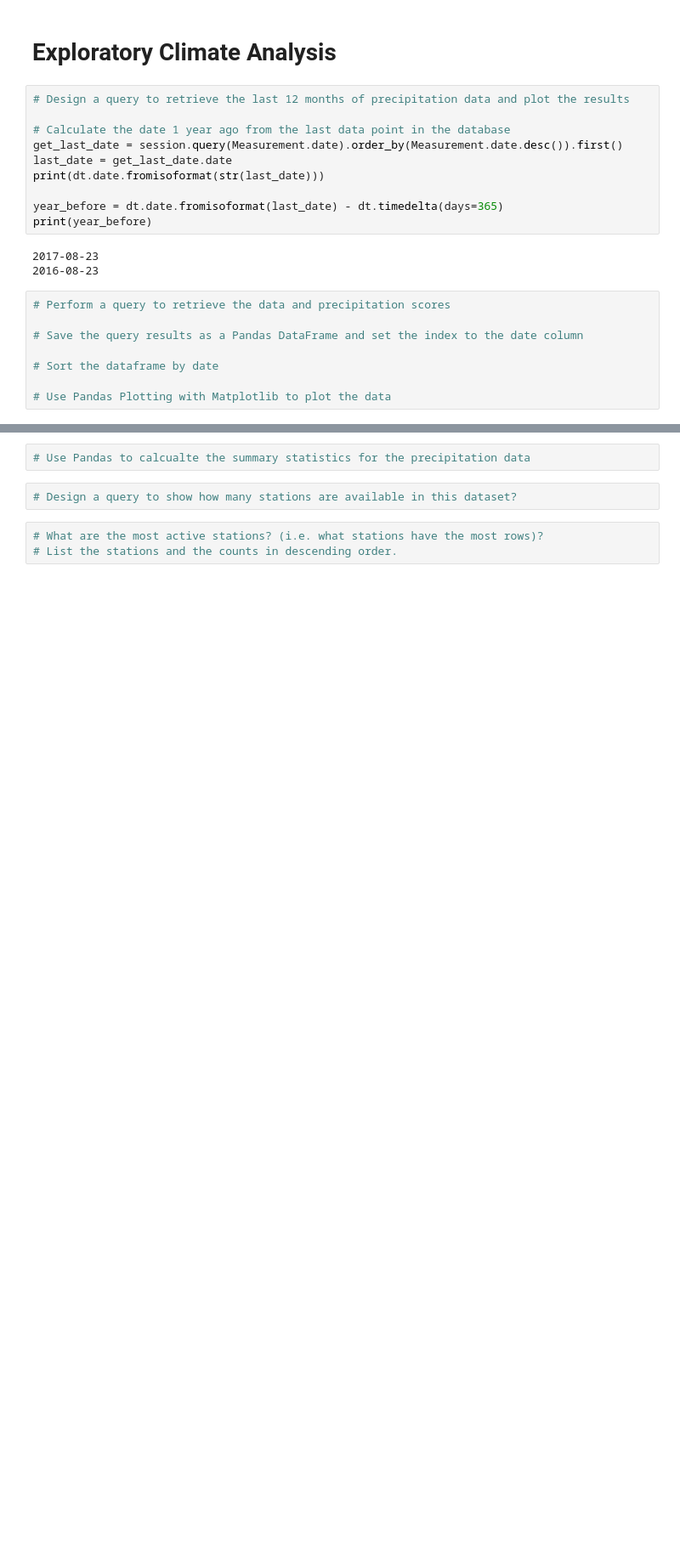
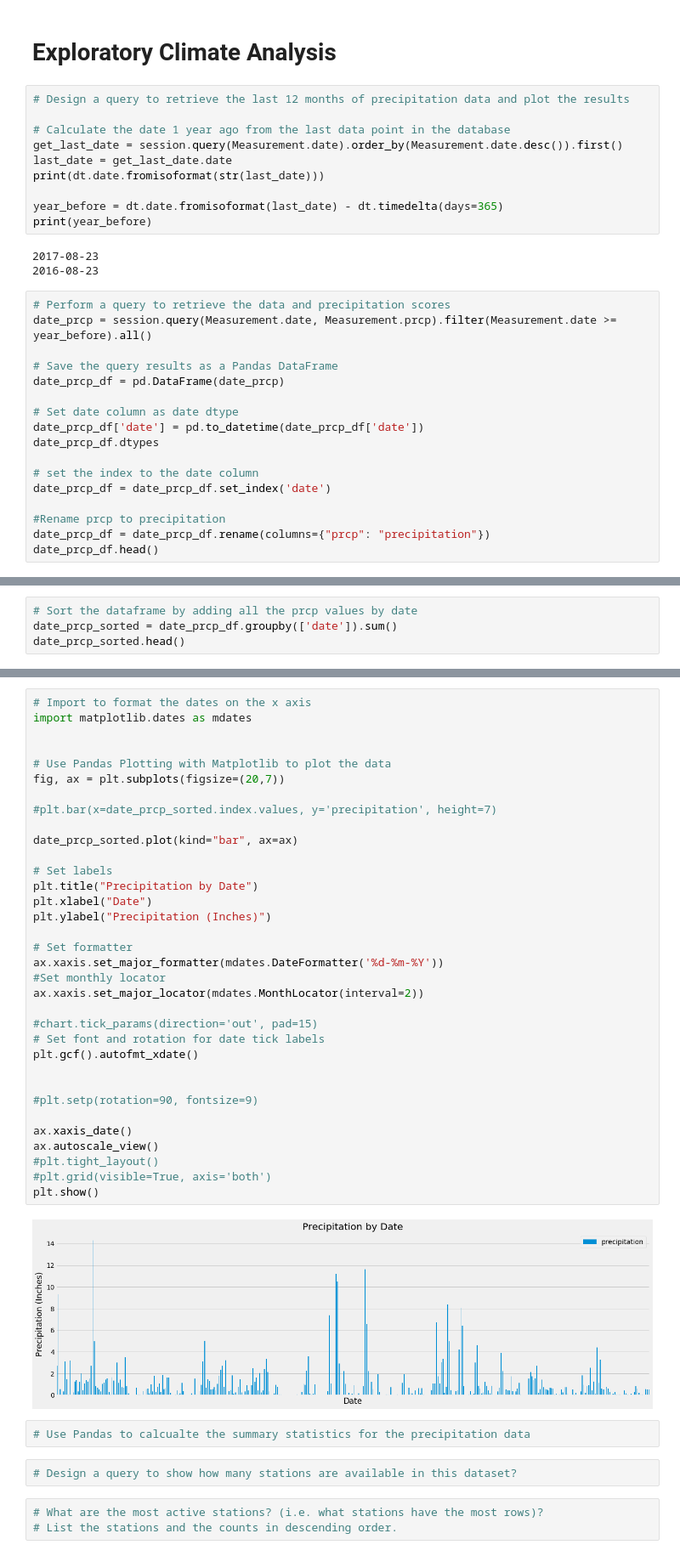
Before and after one commit to improvbutterfly/sqlalchemy-challenge, a Jupyter notebook: climate.ipynb, the cells around one changed output, grey strips where cells are left out. Shown at 85% size. Cells and saved outputs as stored; diff of their text form; blank space fills up the shorter version.

Commit message:
Trying to get the first plot to display properly

```diff
--- a/climate.ipynb
+++ b/climate.ipynb
@@ -81,9 +81,18 @@ print(year_before)
 2016-08-23
 # %%
 # Perform a query to retrieve the data and precipitation scores
+date_prcp = session.query(Measurement.date, Measurement.prcp).filter(Measurement.date >= year_before).all()
 
-# Save the query results as a Pandas DataFrame and set the index to the date column
+# Save the query results as a Pandas DataFrame
+date_prcp_df = pd.DataFrame(date_prcp)
 
-# Sort the dataframe by date
+# Set date column as date dtype
+date_prcp_df['date'] = pd.to_datetime(date_prcp_df['date'])
+date_prcp_df.dtypes
 
-# Use Pandas Plotting with Matplotlib to plot the data
+# set the index to the date column
+date_prcp_df = date_prcp_df.set_index('date')
+
+#Rename prcp to precipitation
+date_prcp_df = date_prcp_df.rename(columns={"prcp": "precipitation"})
+date_prcp_df.head()
@@ -89,0 +107,4 @@ print(year_before)
+# %%
+# Sort the dataframe by adding all the prcp values by date
+date_prcp_sorted = date_prcp_df.groupby(['date']).sum()
+date_prcp_sorted.head()
@@ -90,3 +119,39 @@ print(year_before)
+# %%
+# Import to format the dates on the x axis
+import matplotlib.dates as mdates
+
+
+# Use Pandas Plotting with Matplotlib to plot the data
+fig, ax = plt.subplots(figsize=(20,7))
+
+#plt.bar(x=date_prcp_sorted.index.values, y='precipitation', height=7)
+
+date_prcp_sorted.plot(kind="bar", ax=ax)
+
+# Set labels
+plt.title("Precipitation by Date")
+plt.xlabel("Date")
+plt.ylabel("Precipitation (Inches)")
+
+# Set formatter
+ax.xaxis.set_major_formatter(mdates.DateFormatter('%d-%m-%Y'))
+#Set monthly locator
+ax.xaxis.set_major_locator(mdates.MonthLocator(interval=2))
+
+#chart.tick_params(direction='out', pad=15)
+# Set font and rotation for date tick labels
+plt.gcf().autofmt_xdate()
+
+
+#plt.setp(rotation=90, fontsize=9)
+
+ax.xaxis_date()
+ax.autoscale_view()
+#plt.tight_layout()
+#plt.grid(visible=True, axis='both')
+plt.show()
+# %% [output]
+[figure, added]
 # %%
 # Use Pandas to calcualte the summary statistics for the precipitation data
 # %%
```
Also changed, not shown: parts of 2 cells of this notebook.
